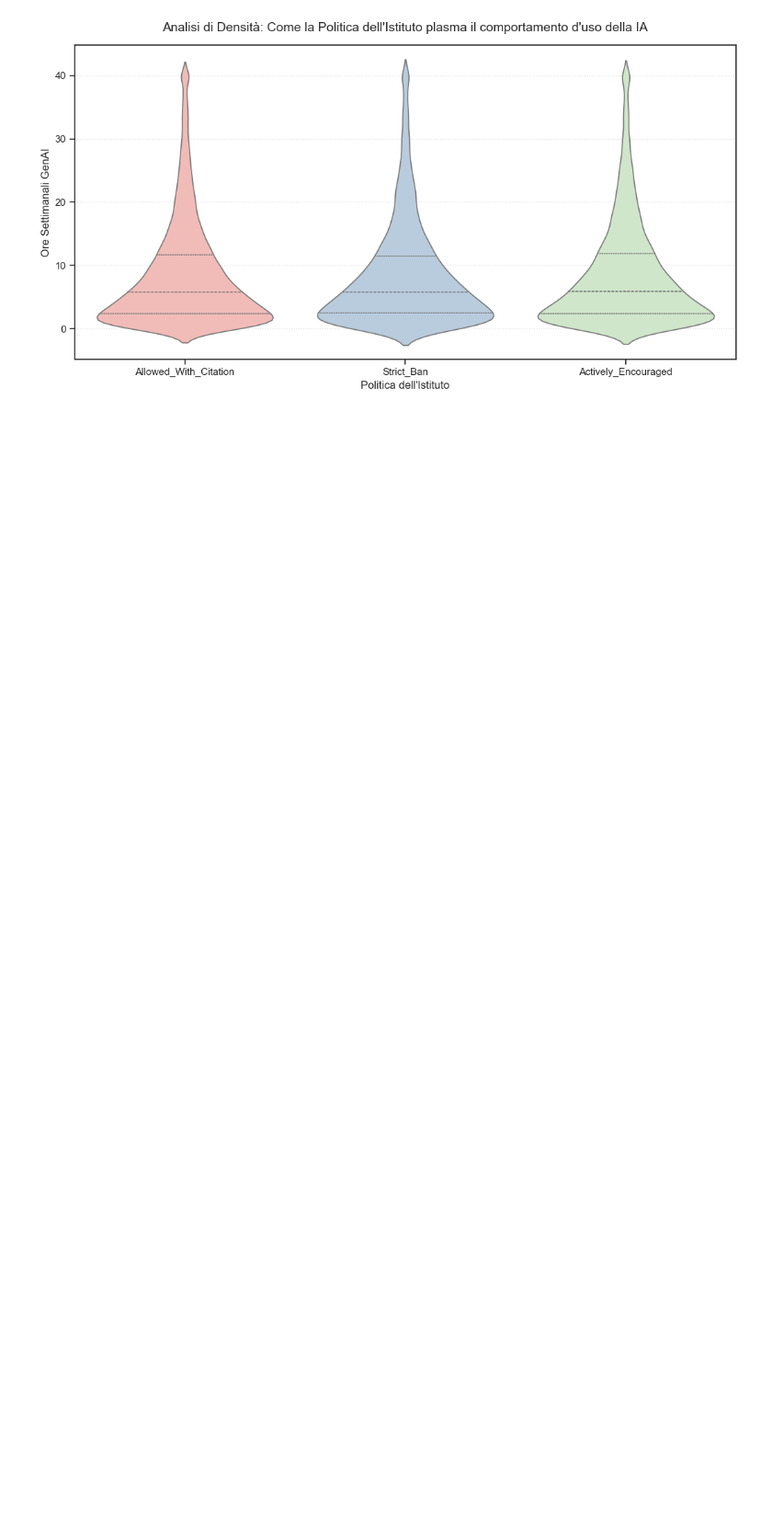
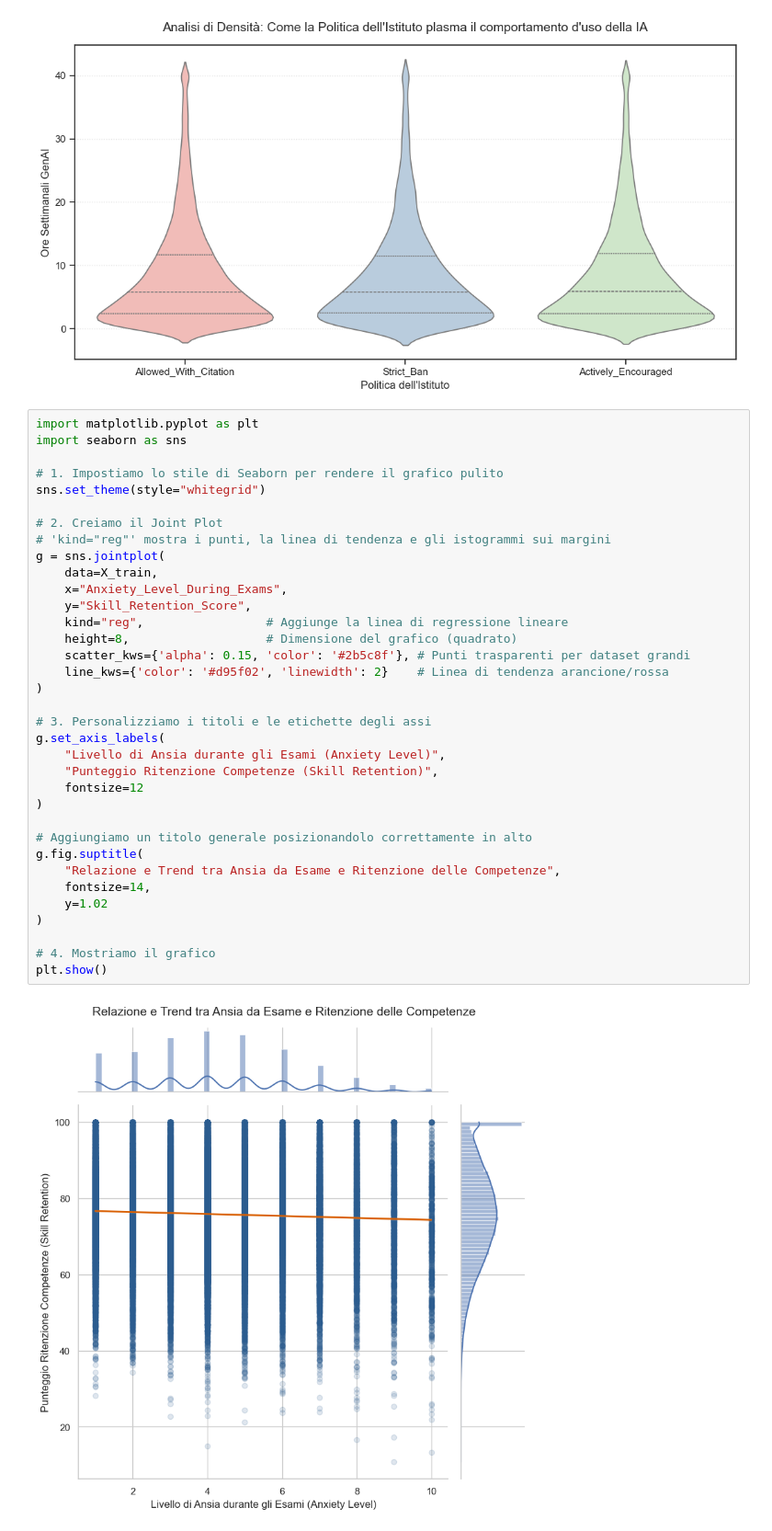
Before and after one commit to GabrieleBan/AI_Impact_on_Students, a Jupyter notebook: studio del burnout.ipynb, the cells around one changed output. Shown at 92% size. Cells and saved outputs as stored; diff of their text form; blank space fills up the shorter version.

```diff
--- a/studio del burnout.ipynb
+++ b/studio del burnout.ipynb
@@ -553,3 +603,40 @@ plt.tight_layout()
 plt.show()
 # %% [output]
 [figure]
+# %%
+import matplotlib.pyplot as plt
+import seaborn as sns
+
+# 1. Impostiamo lo stile di Seaborn per rendere il grafico pulito
+sns.set_theme(style="whitegrid")
+
+# 2. Creiamo il Joint Plot
+# 'kind="reg"' mostra i punti, la linea di tendenza e gli istogrammi sui margini
+g = sns.jointplot(
+    data=X_train,
+    x="Anxiety_Level_During_Exams",
+    y="Skill_Retention_Score",
+    kind="reg",                 # Aggiunge la linea di regressione lineare
+    height=8,                   # Dimensione del grafico (quadrato)
+    scatter_kws={'alpha': 0.15, 'color': '#2b5c8f'}, # Punti trasparenti per dataset grandi
+    line_kws={'color': '#d95f02', 'linewidth': 2}    # Linea di tendenza arancione/rossa
+)
+
+# 3. Personalizziamo i titoli e le etichette degli assi
+g.set_axis_labels(
+    "Livello di Ansia durante gli Esami (Anxiety Level)",
+    "Punteggio Ritenzione Competenze (Skill Retention)",
+    fontsize=12
+)
+
+# Aggiungiamo un titolo generale posizionandolo correttamente in alto
+g.fig.suptitle(
+    "Relazione e Trend tra Ansia da Esame e Ritenzione delle Competenze",
+    fontsize=14,
+    y=1.02
+)
+
+# 4. Mostriamo il grafico
+plt.show()
+# %% [output]
+[figure, added]
```
Also changed, not shown: parts of 8 cells of this notebook, 4 other files.
